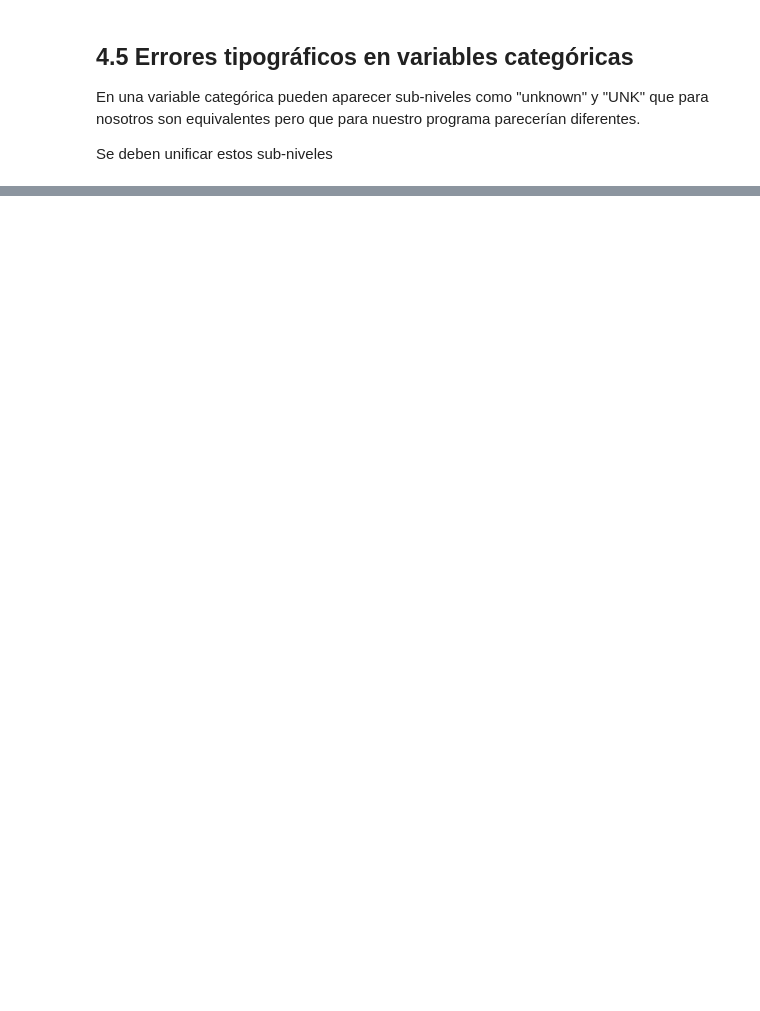
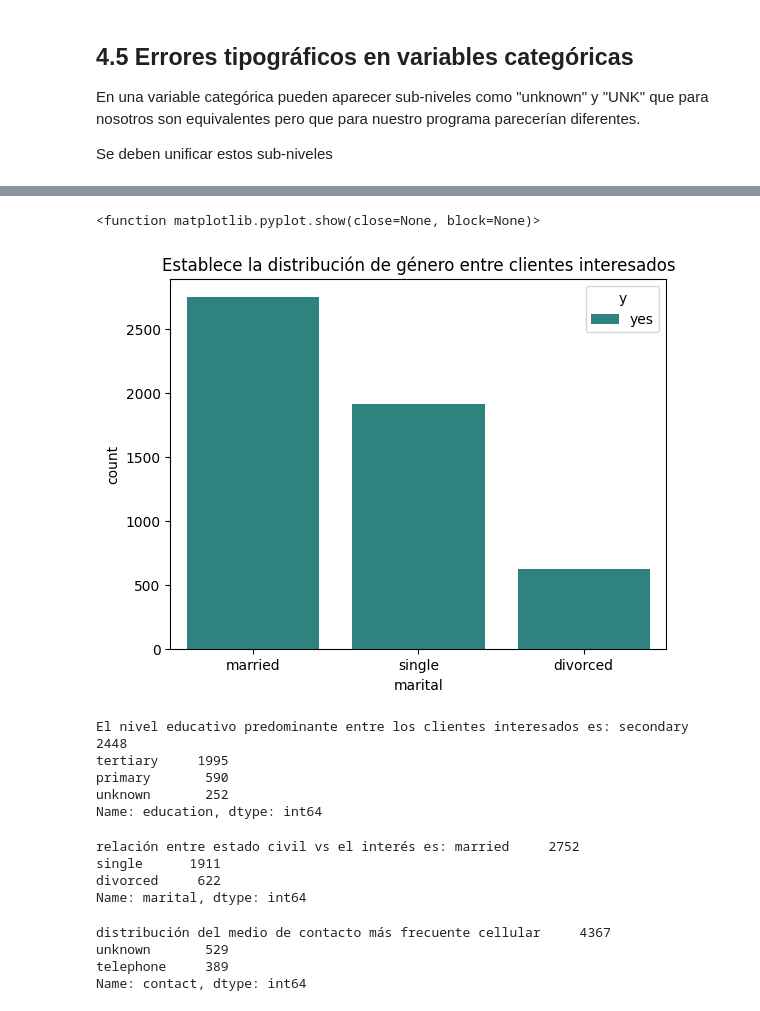
Before and after one commit to Yobany1210/TalentoTech, a Jupyter notebook: Tutoria_Limpieza_Datos.ipynb, the cells around one changed output, grey strips where cells are left out. Saved outputs shown, nothing was run; the diff lists cells and outputs as text; code cells hidden in the pictures; blank space fills up the shorter version.

```diff
--- a/Tutoria_Limpieza_Datos.ipynb
+++ b/Tutoria_Limpieza_Datos.ipynb
@@ -326,0 +418,40 @@ Se deben unificar estos sub-niveles
+# %%
+#3.	En un gráfico de barras, establece la distribución de género entre clientes interesados en el certificado de depósito
+interesados = data[data['y'] == 'yes']
+sns.countplot(x='marital', hue='y', palette ='viridis', data=interesados)
+plt.title('Establece la distribución de género entre clientes interesados')
+plt.show
+# %% [output]
+<function matplotlib.pyplot.show(close=None, block=None)>
+[figure, added]
+# %%
+#4.	¿Cuál es el nivel educativo predominante entre clientes interesados en el certificado de depósito?
+interesados = data[data['y'] == 'yes']
+distribucion_educativa = interesados['education'].value_counts()
+print("El nivel educativo predominante entre los clientes interesados es:", distribucion_educativa)
+# %% [output]
+El nivel educativo predominante entre los clientes interesados es: secondary    2448
+tertiary     1995
+primary       590
+unknown       252
+Name: education, dtype: int64
+# %%
+#5.	¿Cuál es la relación entre estado civil vs el interés en adquirir el certificado de depósito?
+interesados = data[data['y'] == 'yes']
+relacion_civil_interes = interesados['marital'].value_counts()
+print('relación entre estado civil vs el interés es:', relacion_civil_interes)
+# %% [output]
+relación entre estado civil vs el interés es: married     2752
+single      1911
+divorced     622
+Name: marital, dtype: int64
+# %%
+#6.	¿Cuál es la distribución del medio de contacto más frecuente de los clientes interesados en adquirir el certificado de depósito?
+interesados = data[data['y'] == 'yes']
+distribucion_contacto = interesados['contact'].value_counts()
+print('distribución del medio de contacto más frecuente', distribucion_contacto)
+# %% [output]
+distribución del medio de contacto más frecuente cellular     4367
+unknown       529
+telephone     389
+Name: contact, dtype: int64
```
Also changed, not shown: parts of 15 cells of this notebook.
